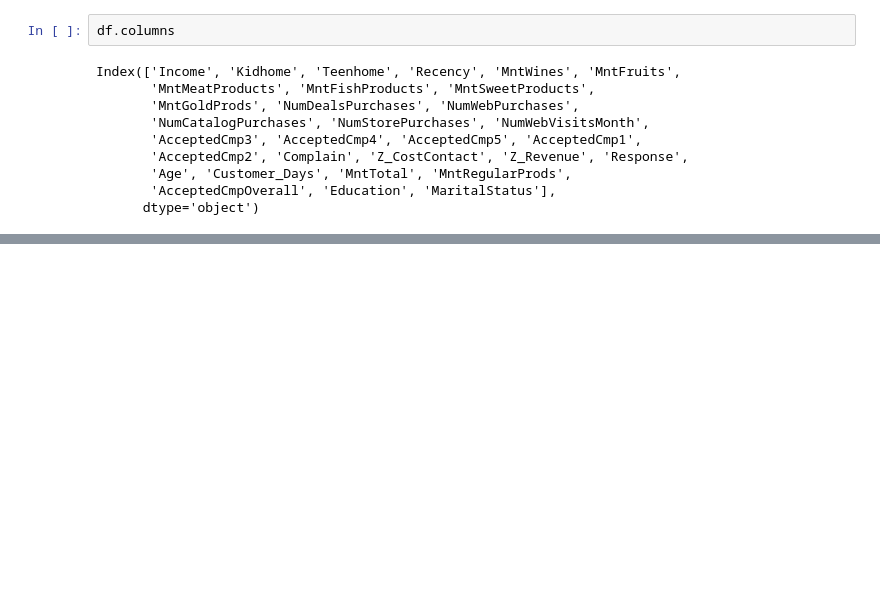
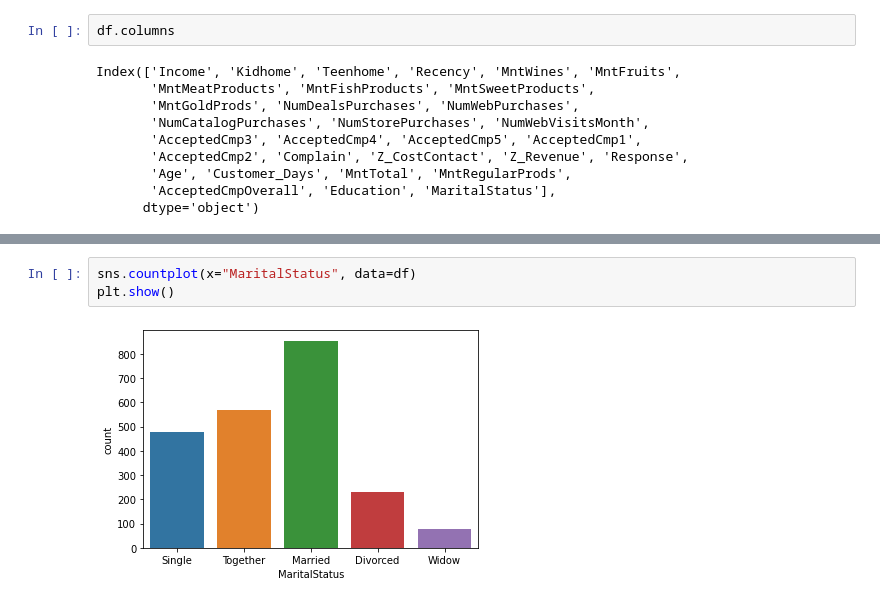
Before and after one commit to HMy2912/4ever18, a Jupyter notebook: Week 2/W2-D1.ipynb, the cells around one changed output, grey strips where cells are left out. Cells and saved outputs as stored; diff of their text form; blank space fills up the shorter version.

```diff
--- a/Week 2/W2-D1.ipynb
+++ b/Week 2/W2-D1.ipynb
@@ -154,0 +160,5 @@ Index(['Income', 'Kidhome', 'Teenhome', 'Recency', 'MntWines', 'MntFruits',
+# %%
+sns.countplot(x="MaritalStatus", data=df)
+plt.show()
+# %% [output]
+[figure, added]
```
Also changed, not shown: parts of 13 cells of this notebook.
